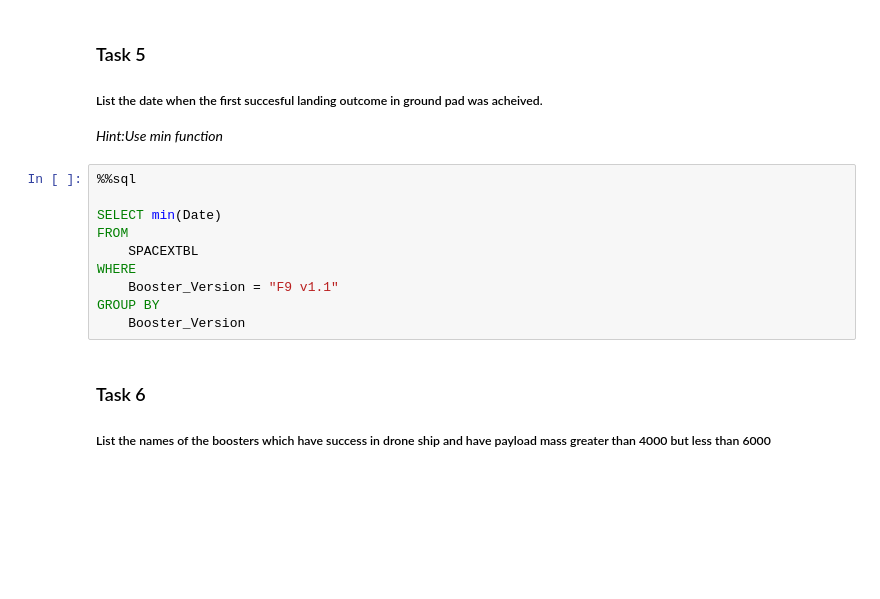
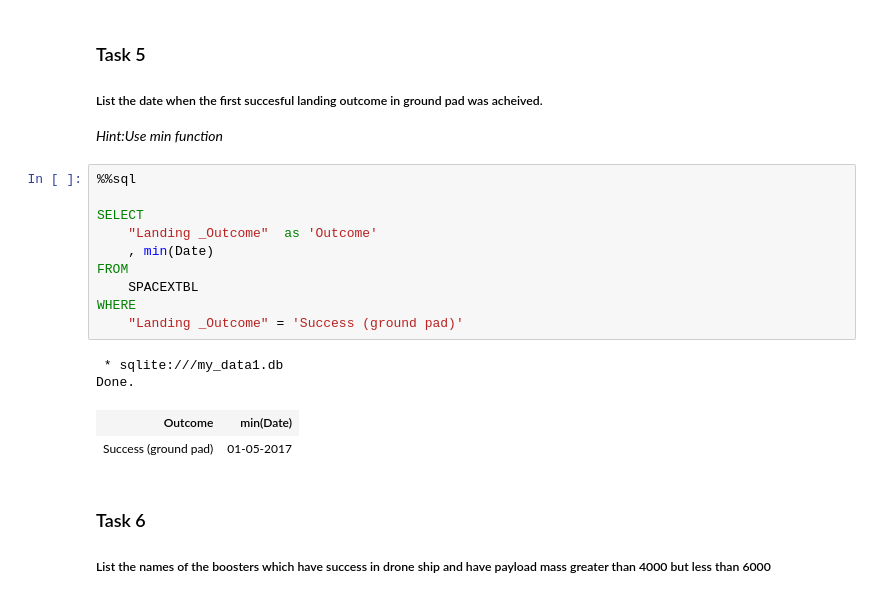
Before and after one commit to BramJacobs/IBM-Data-Science-Professional-Certificate-Final-Project-, a Jupyter notebook: jupyter-labs-eda-sql-coursera_sqllite.ipynb, the cells around one changed output. Cells and saved outputs as stored; diff of their text form; blank space fills up the shorter version.

```diff
--- a/jupyter-labs-eda-sql-coursera_sqllite.ipynb
+++ b/jupyter-labs-eda-sql-coursera_sqllite.ipynb
@@ -214,13 +214,18 @@ Done.
 # %%
 %%sql
 
-SELECT min(Date)
+SELECT
+    "Landing _Outcome"  as 'Outcome'
+    , min(Date)
 FROM
     SPACEXTBL
 WHERE
-    Booster_Version = "F9 v1.1"
-GROUP BY
-    Booster_Version
+    "Landing _Outcome" = 'Success (ground pad)'
+# %% [output]
+ * sqlite:///my_data1.db
+Done.
+| Outcome | min(Date) |
+| Success (ground pad) | 01-05-2017 |
 # %% [markdown]
 ### Task 6
 
```
Also changed, not shown: 3 other files.
